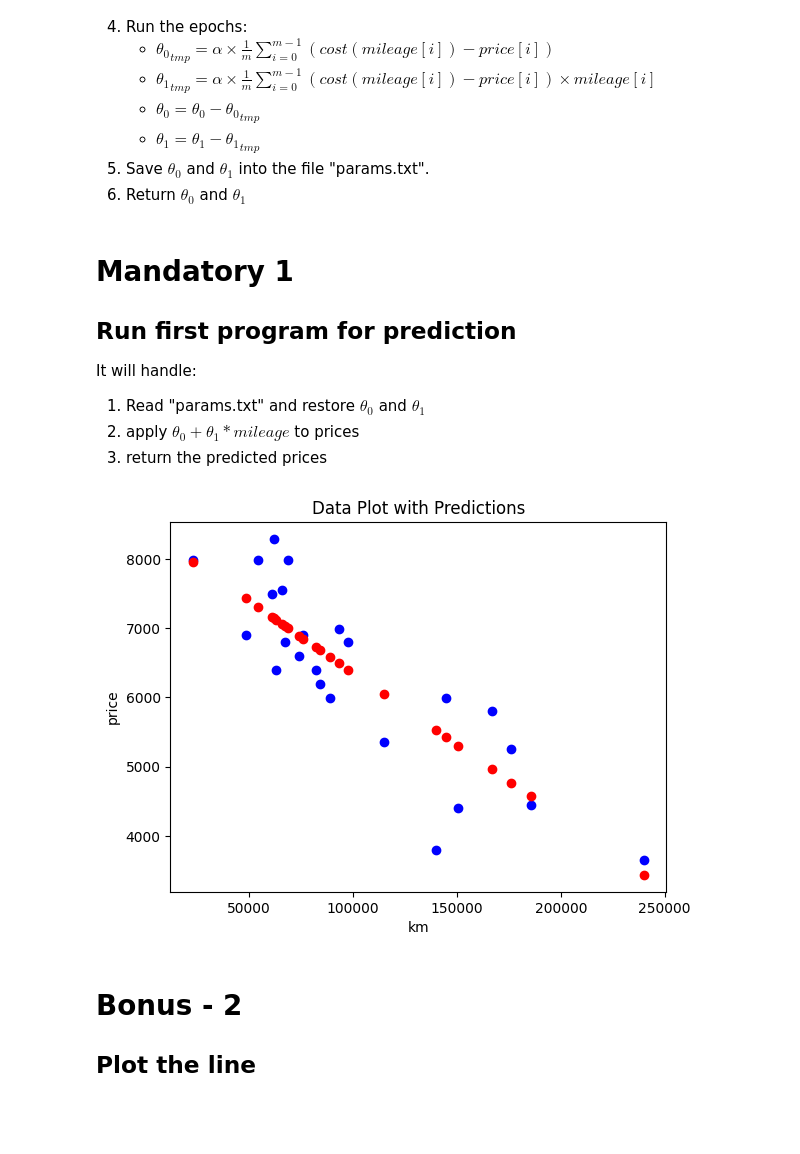
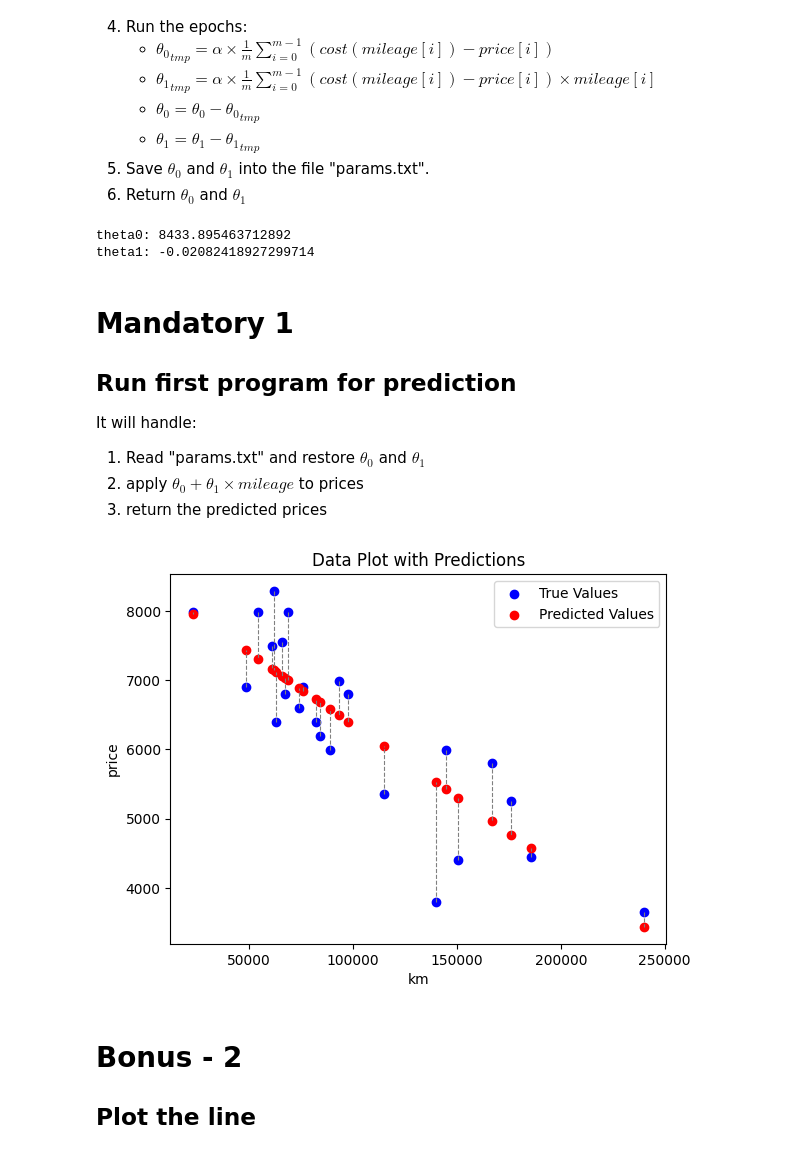
Before and after one commit to sfidan42/42_IV_ft_linear_regression, a Jupyter notebook: main.ipynb, the cells around one changed output. Drawn from its saved outputs; the diff is of its cells as text; code cells hidden in the pictures; blank space fills up the shorter version.

```diff
--- a/main.ipynb
+++ b/main.ipynb
@@ -39,27 +62,40 @@ It will handle:
 import program2 as p2
 
 theta0, theta1 = p2.train(data)
+
+print('theta0:', theta0)
+print('theta1:', theta1)
+# %% [output]
+theta0: 8433.895463712892
+theta1: -0.02082418927299714
 # %% [markdown]
 # Mandatory 1
 ## Run first program for prediction
 It will handle:
 1. Read "params.txt" and restore $\theta_0$ and $\theta_1$
-2. apply $\theta_0 + \theta_1 * mileage$ to prices
+2. apply $\theta_0 + \theta_1 \times mileage$ to prices
 3. return the predicted prices
 # %%
 import program1 as p1
 
+# Example data
 x = data['km']
 y_true = data['price']
 y_pred = p1.predict(data)
 
-plt.scatter(x, y_true, color='blue')
-plt.scatter(x, y_pred, color='red')
+plt.scatter(x, y_true, color='blue', label='True Values')
+plt.scatter(x, y_pred, color='red', label='Predicted Values')
+
+for xi, true, pred in zip(x, y_true, y_pred):
+    plt.plot([xi, xi], [true, pred], color='gray', linestyle='--', linewidth=0.8)
+
 plt.xlabel('km')
 plt.ylabel('price')
-plt.title('Data Plot with Predictions');
+plt.title('Data Plot with Predictions')
+plt.legend()
+plt.show()
 # %% [output]
-[figure, old version]
+[figure, new version]
 # %% [markdown]
 # Bonus - 2
 ## Plot the line
```
Also changed, not shown: parts of 7 cells of this notebook, 2 other files.
